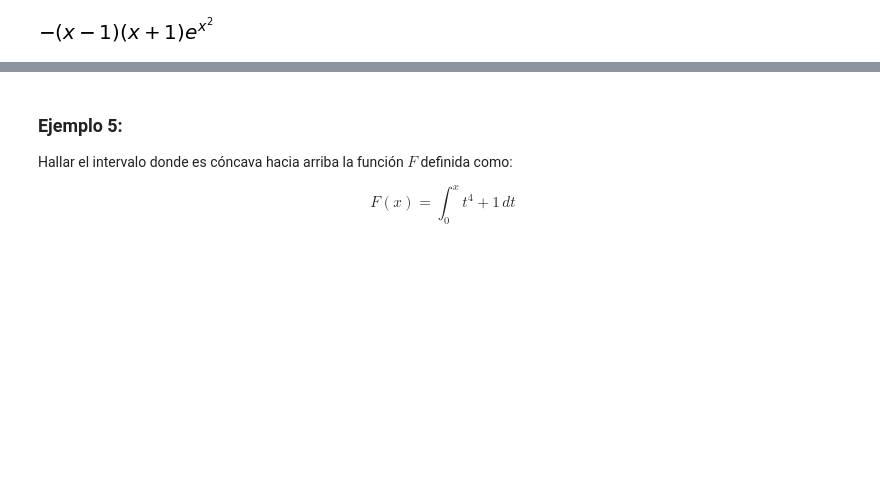
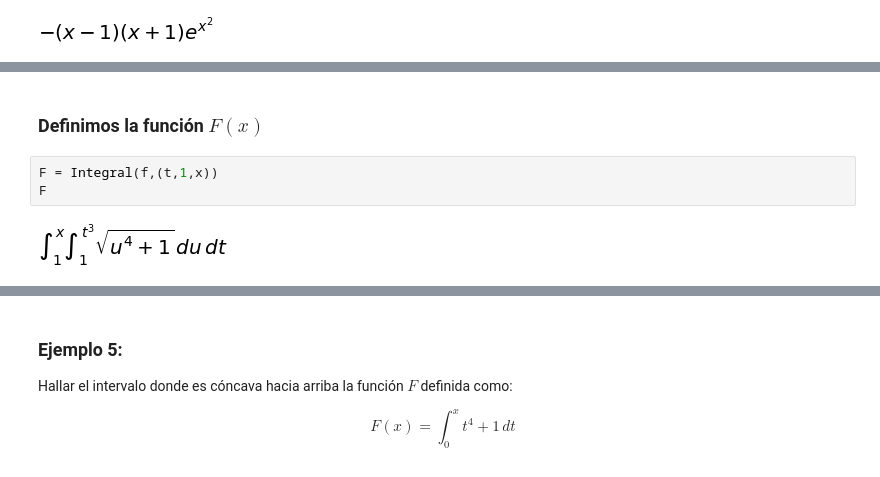
Before and after one commit to Santiago44mendez/ALGEBRA-LINEAL-CON-PYTHON, a Jupyter notebook: Cálculo_integral_con_Python_Integrales_indefinidas,_definidas_y_teorema_fundamental_del_cálculo_.ipynb, the cells around one changed output, grey strips where cells are left out. Saved outputs shown, nothing was run; the diff lists cells and outputs as text; blank space fills up the shorter version.

```diff
--- a/Cálculo_integral_con_Python_Integrales_indefinidas,_definidas_y_teorema_fundamental_del_cálculo_.ipynb
+++ b/Cálculo_integral_con_Python_Integrales_indefinidas,_definidas_y_teorema_fundamental_del_cálculo_.ipynb
@@ -213,0 +233,7 @@ reduce_inequalities(exp> 0, x).as_set()
+# %% [markdown]
+### **Definimos la función $F(x)$**
+# %%
+F = Integral(f,(t,1,x))
+F
+# %% [output]
+[figure, added]
```
Also changed, not shown: parts of 17 cells of this notebook.
